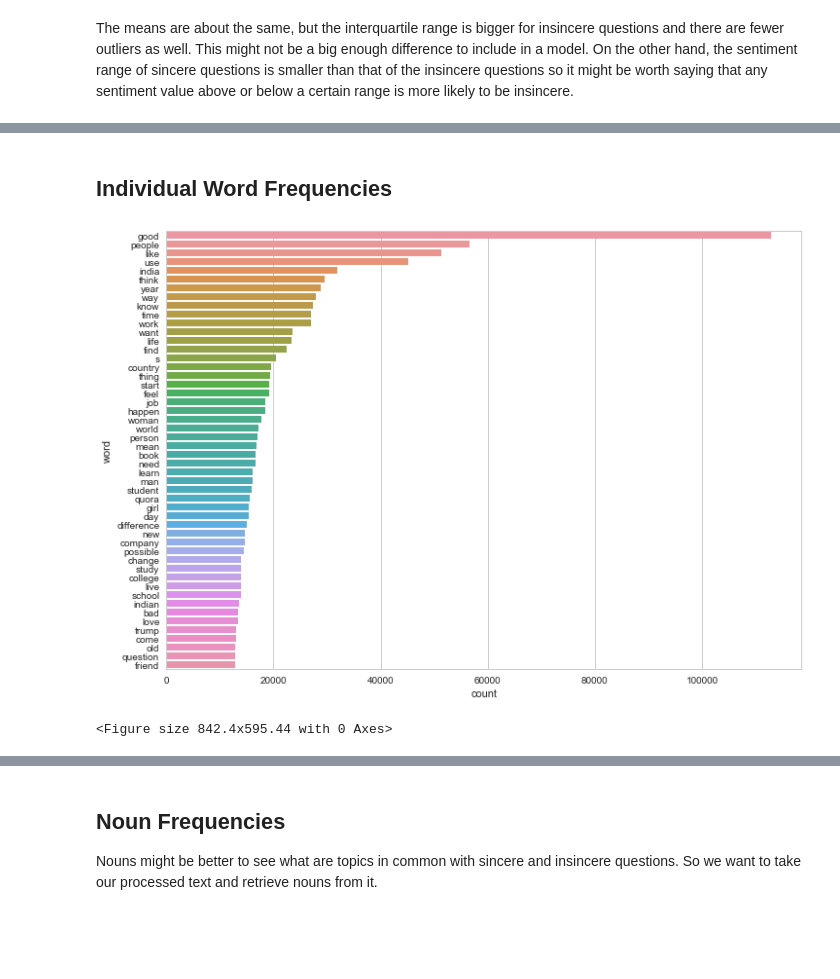
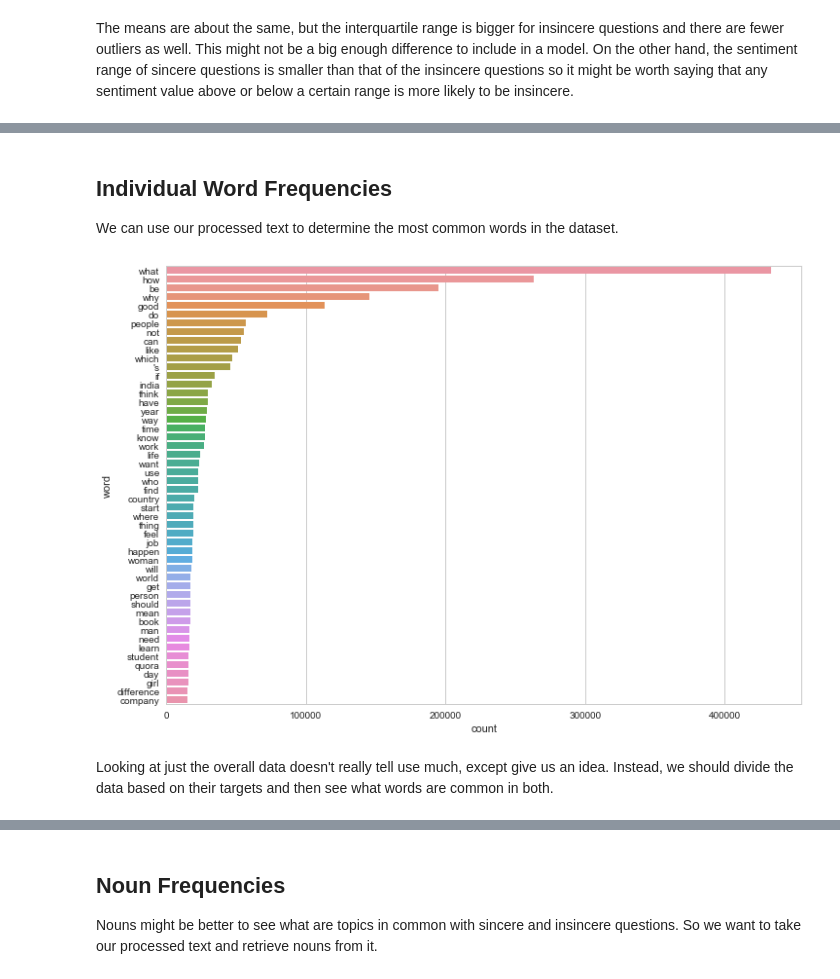
Before and after one commit to JonathanHung95/Quora-Insincere-Questions-Classification, a Jupyter notebook: Exploratory Data Analysis.ipynb, the cells around one changed output, grey strips where cells are left out. Cells and saved outputs as stored; diff of their text form; code cells hidden in the pictures; blank space fills up the shorter version.

```diff
--- a/Exploratory Data Analysis.ipynb
+++ b/Exploratory Data Analysis.ipynb
@@ -104,0 +176,5 @@ Amusingly, if we took the test dataset and simply said everything was 0, we woul
+# %%
+# average word length
+train["average_word_length"] = train["question_text"].replace(" ","").str.len()/train["words"]
+
+ax = sns.boxplot(x = "target", y = "average_word_length", data = train).set_title("Average word length")
@@ -105,3 +200,6 @@ Amusingly, if we took the test dataset and simply said everything was 0, we woul
+# %%
+# garbage
+train.drop(["characters", "words", "average_word_length"], axis = 1, inplace = True)
 # %% [markdown]
 ## Sentiment Analysis
 
@@ -161,17 +259,11 @@ To further analyze the text of the data, we need to lemmatize it, or reduce word
-# %%
-# load the english module for spacy
-nlp = spacy.load('en_core_web_sm', disable = ["ner"])
-
-# write a function to process the text
-def process_text(text):
-    text = text.translate(str.maketrans('','',string.punctuation))   # remove punctuation from the text
-    text = nlp(text)   # runs spaCy on the text
-    lemmatized = list()   # initialize a list to hold our lemmas
-    for word in text:
-        lemma = word.lemma_.strip()   # remove white space at the start and end of text just in case it exists
-        if lemma:
-            if not STOP_WORDS or (STOP_WORDS and lemma not in STOP_WORDS):   # do not append lemma if it is a stop word
-                lemmatized.append(lemma)
-    return " ".join(lemmatized)
+# %%
+# load the english module for spacy and disable unnecessary parts of the pipeline
+nlp = spacy.load('en_core_web_sm', disable = ["ner"])
+
+# write a function to process the text
+def process_text(text):
+    text = nlp(text)
+    lemmas = [token.lemma_ for token in text if token.is_stop != True and token.is_punct != True]
+    return " ".join(lemmas)
 # %%
 # example
@@ -208,23 +304,26 @@ train.head()
-# %% [markdown]
-## Individual Word Frequencies
+# %% [markdown]
+## Individual Word Frequencies
+
+We can use our processed text to determine the most common words in the dataset.
 # %%
 # 50 most common words overall
 # 51 because the -PRON- is useless to look at
 most_common = Counter(" ".join(train["lemmatized_text"]).split()).most_common(51)
 
 # convert to dataframe for ease of use
 most_common_df = pd.DataFrame(most_common)
 most_common_df.columns = ["word", "count"]
-most_common_df.drop(most_common_df.index[0], inplace = True) # drop the row with -PRON-
+most_common_df.drop(most_common_df.index[1], inplace = True) # drop the row with -PRON-
 
 # plot everything
 ax4 = sns.barplot(x = "count", y = "word", data = most_common_df)
 
 # garbage
 del most_common, most_common_df
 # %% [output]
-[figure, old version]
+[figure, new version]
-<Figure size 842.4x595.44 with 0 Axes>
+# %% [markdown]
+Looking at just the overall data doesn't really tell use much, except give us an idea.  Instead, we should divide the data based on their targets and then see what words are common in both.
 # %%
 # should look at the targets individually
 # split the dataset into targets 0 and 1
```
Also changed, not shown: parts of 58 cells of this notebook.
